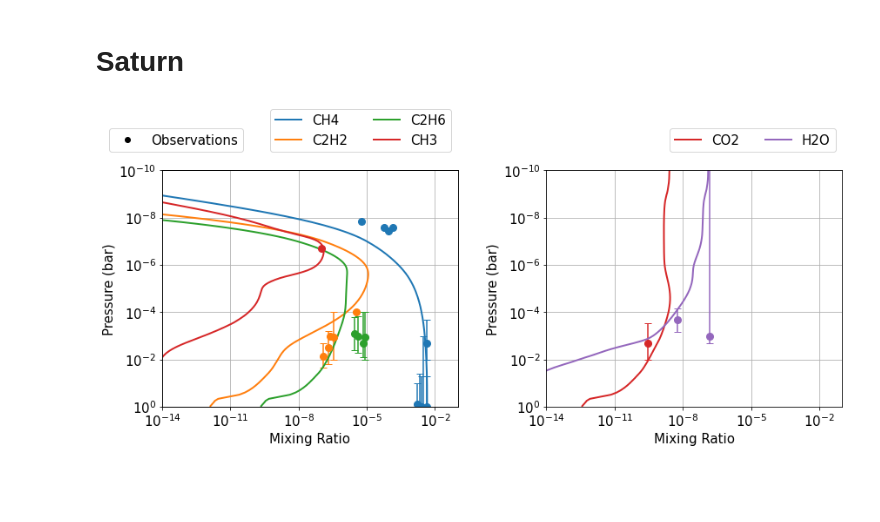
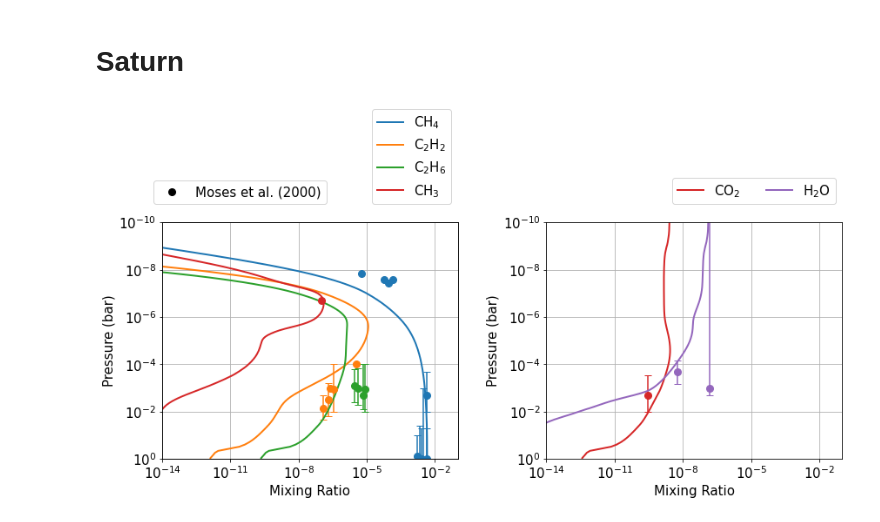
Before and after one commit to Nicholaswogan/photochem, a Jupyter notebook: examples/comparison2observations.ipynb, the cells around one changed output. Saved outputs shown, nothing was run; the diff lists cells and outputs as text; code cells hidden in the pictures; blank space fills up the shorter version.

```diff
--- a/examples/comparison2observations.ipynb
+++ b/examples/comparison2observations.ipynb
@@ -25,0 +18,12 @@ from planetary_atmosphere_observations.utils import retrieve_species
+# %%
+from planetary_atmosphere_observations.utils import retrieve_species
+
+def get_citations(species, data, markers=['o','s','d','^','>']):
+    citations = []
+    for i,sp in enumerate(species):
+        entry = retrieve_species(sp, data)
+        for a in entry:
+            citations.append(a['citation'])
+    citations = list(set(citations))
+    cit = {citations[i]: markers[i] for i in range(len(citations))}
+    return cit
@@ -236,47 +261,52 @@ fig.patch.set_facecolor("w")
 
 sol = pc.mole_fraction_dict()
 
-species = ['CH4','C2H2','C2H6','CH3']
-markers = ['o','s','d','^']
+species1 = ['CH4','C2H2','C2H6','CH3']
+labels1 = ['CH$_4$','C$_2$H$_2$','C$_2$H$_6$','CH$_3$']
+species2 = ['CO2','H2O']
+labels2 = ['CO$_2$','H$_2$O']
+
+cit = get_citations(species1+species2,saturn)
+citations = [key for key in cit.keys()]
+ax2 = ax.twinx()
+for c in citations:
+    ax2.errorbar([],[],c='k',marker=cit[c],ls='',capsize=4,ms=8,label=c)
+ax2.set_yticks([])
+ax2.legend(ncol=1,bbox_to_anchor=(-0.05,1.05),loc='lower left')
+
 citations = []
-for i,sp in enumerate(species):
-    ax.plot(sol[sp],pc.wrk.pressure/1e6,label=sp,lw=2)
+for i,sp in enumerate(species1):
+    ax.plot(sol[sp],pc.wrk.pressure/1e6,label=labels1[i],lw=2)
     en = retrieve_species(sp,saturn)[0]
     ax.errorbar(en['mix'],en['P'],xerr = en['mix-err'],yerr = en['P-err'],\
                     c='C'+str(i),marker='o',ls='',capsize=4,ms=8)
 
 ax.grid()
 ax.set_yscale('log')
 ax.set_ylim(1,1e-10)
 ax.set_xlim(1e-14,1e-1)
 ax.set_xscale('log')
-ax.legend(ncol=2,bbox_to_anchor=(1,1.05),loc='lower right')
+ax.legend(ncol=1,bbox_to_anchor=(1,1.05),loc='lower right')
 ax.set_xlabel('Mixing Ratio')
 ax.set_ylabel('Pressure (bar)')
 
-species = ['CO2','H2O']
-for i,sp in enumerate(species):
-    ax1.plot(sol[sp],pc.wrk.pressure/1e6,'C'+str(i+3),label=sp,lw=2)
+for i,sp in enumerate(species2):
+    ax1.plot(sol[sp],pc.wrk.pressure/1e6,'C'+str(i+3),label=labels2[i],lw=2)
     en = retrieve_species(sp,saturn)[0]
     ax1.errorbar(en['mix'],en['P'],xerr = en['mix-err'],yerr = en['P-err'],\
                     c='C'+str(i+3),marker='o',ls='',capsize=4,ms=8)
 
 ax1.grid()
 ax1.set_yscale('log')
 ax1.set_ylim(1,1e-10)
 ax1.set_xlim(1e-14,1e-1)
 ax1.set_xscale('log')
 ax1.legend(ncol=2,bbox_to_anchor=(1,1.05),loc='lower right')
 ax1.set_xlabel('Mixing Ratio')
 ax1.set_ylabel('Pressure (bar)')
 
-ax2 = ax.twinx()
-ax2.plot([],[], 'ko',label="Observations")
-ax2.set_yticks([])
-ax2.legend(ncol=2,bbox_to_anchor=(-.2,1.05),loc='lower left')
-
 plt.subplots_adjust(wspace=.3)
 
 plt.show()
 # %% [output]
-[figure, old version]
+[figure, new version]
```
Also changed, not shown: parts of 8 cells of this notebook, 5 other files.
